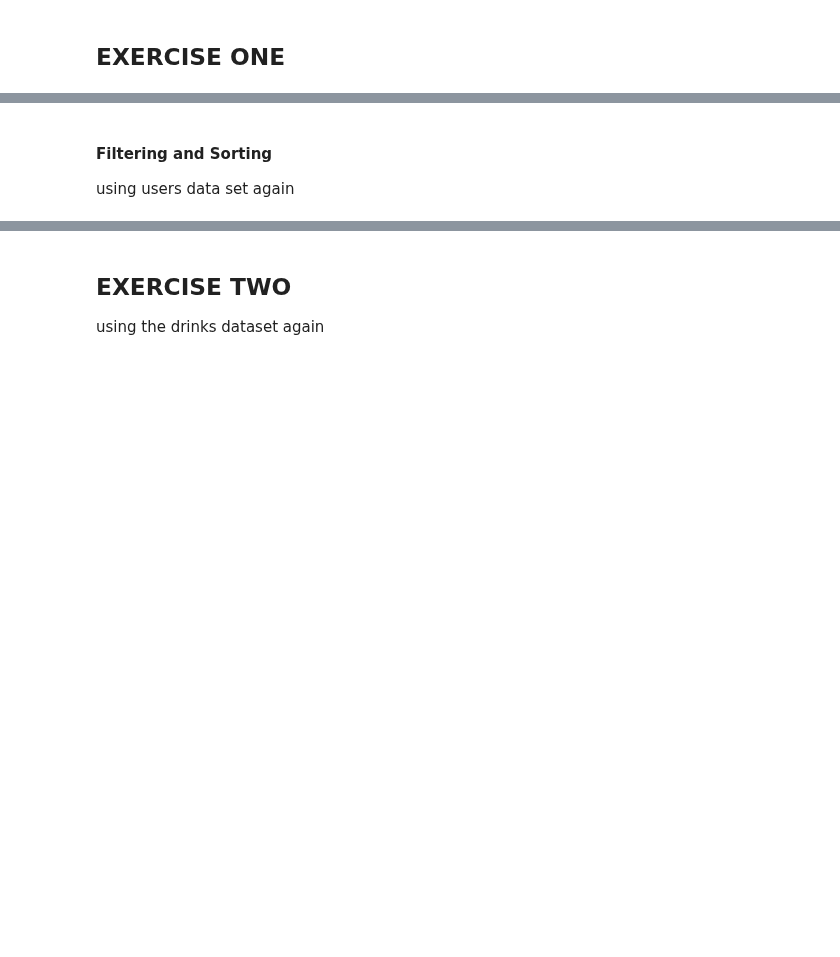
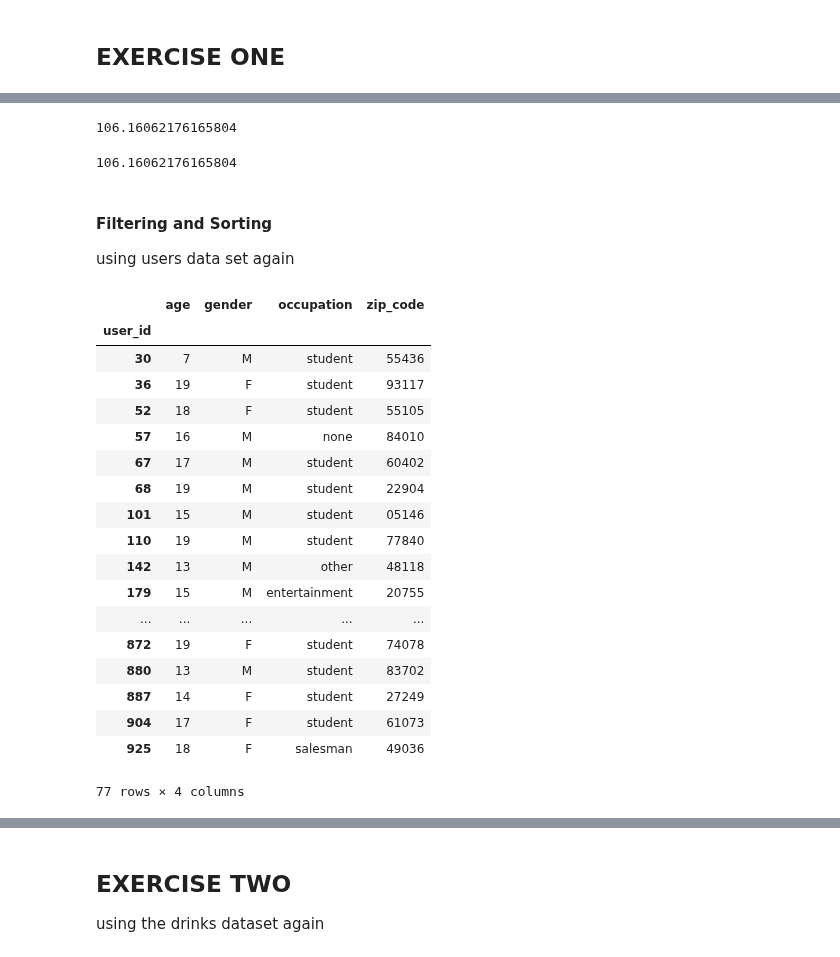
Before and after one commit to alasdaird/SYD_DAT_6, a Jupyter notebook: labs/Week 1/Lab 1 - Pandas.ipynb, the cells around one changed output, grey strips where cells are left out. Saved outputs shown, nothing was run; the diff lists cells and outputs as text; code cells hidden in the pictures; blank space fills up the shorter version.

```diff
--- a/labs/Week 1/Lab 1 - Pandas.ipynb
+++ b/labs/Week 1/Lab 1 - Pandas.ipynb
@@ -80,12 +160,18 @@ drinks.beer_servings
 # %%
 # calculate the average 'beer_servings' for the entire dataset
-drinks.describe()                   # summarize all numeric columns
-drinks.beer_servings.describe()     # summarize only the 'beer_servings' Series
+#drinks.describe()                   # summarize all numeric columns
+#drinks.beer_servings.describe()     # summarize only the 'beer_servings' Series
 drinks.beer_servings.mean()         # only calculate the mean
+# %% [output]
+106.16062176165804
 # %%
 
 # count the number of occurrences of each 'continent' value and see if it looks correct
-drinks.continent.value_counts()
+#drinks.continent.value_counts()
+
+drinks.beer_servings.mean()
+# %% [output]
+106.16062176165804
 # %% [markdown]
 #### Filtering and Sorting
 
@@ -93,10 +179,30 @@ using users data set again
 # %%
 # logical filtering: only show users with age < 20
 young_bool = users.age < 20         # create a Series of booleans...
 users[young_bool]                   # ...and use that Series to filter rows
 users[users.age < 20]               # or, combine into a single step
-users[users.age < 20].occupation    # select one column from the filtered results
-users[users.age < 20].occupation.value_counts()     # value_counts of resulting Series
+#users[users.age < 20].occupation    # select one column from the filtered results
+#users[users.age < 20].occupation.value_counts()     # value_counts of resulting Series
+# %% [output]
+|  | age | gender | occupation | zip_code |
+| user_id |  |  |  |  |
+| 30 | 7 | M | student | 55436 |
+| 36 | 19 | F | student | 93117 |
+| 52 | 18 | F | student | 55105 |
+| 57 | 16 | M | none | 84010 |
+| 67 | 17 | M | student | 60402 |
+| 68 | 19 | M | student | 22904 |
+| 101 | 15 | M | student | 05146 |
+| 110 | 19 | M | student | 77840 |
+| 142 | 13 | M | other | 48118 |
+| 179 | 15 | M | entertainment | 20755 |
+| ... | ... | ... | ... | ... |
+| 872 | 19 | F | student | 74078 |
+| 880 | 13 | M | student | 83702 |
+| 887 | 14 | F | student | 27249 |
+| 904 | 17 | F | student | 61073 |
+| 925 | 18 | F | salesman | 49036 |
+77 rows × 4 columns
 # %%
 # logical filtering with multiple conditions
 users[(users.age < 20) & (users.gender=='M')]       # ampersand for AND condition
```
Also changed, not shown: parts of 21 cells of this notebook, 2 other files.
